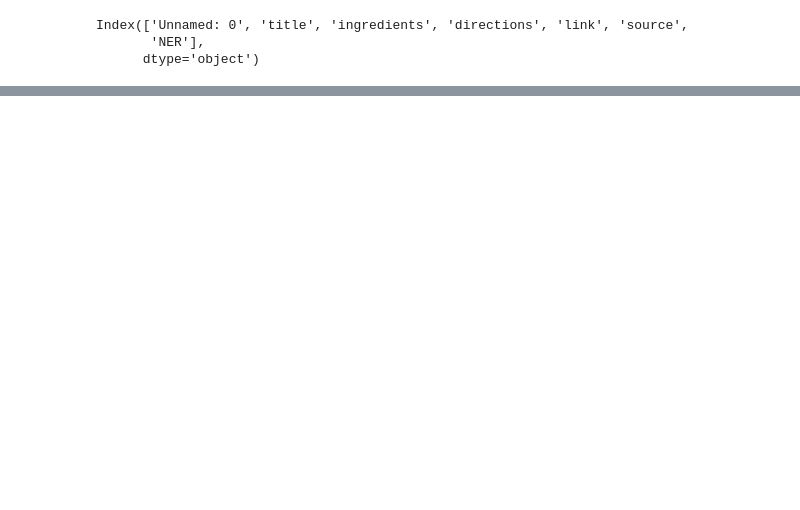
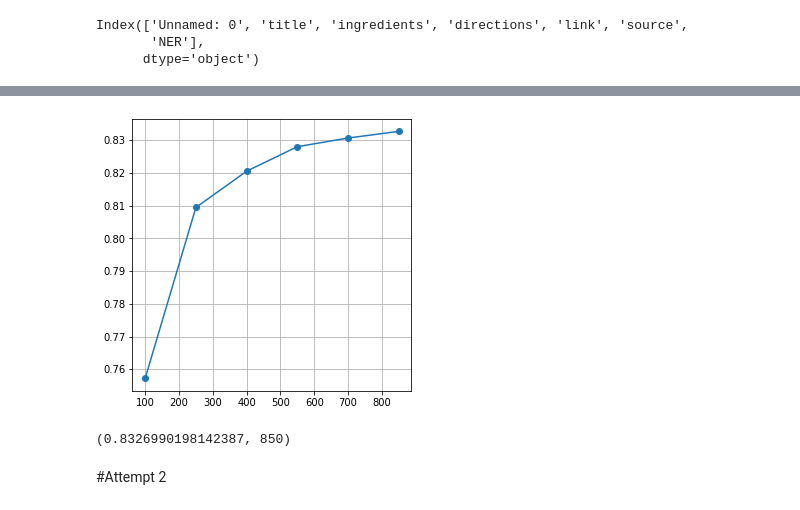
Before and after one commit to follemiotto/Classification-Contest, a Jupyter notebook: Final-Project(Recipes)/recipes.ipynb, the cells around one changed output, grey strips where cells are left out. Drawn from its saved outputs; the diff is of its cells as text; code cells hidden in the pictures; blank space fills up the shorter version.

```diff
--- a/Final-Project(Recipes)/recipes.ipynb
+++ b/Final-Project(Recipes)/recipes.ipynb
@@ -261,0 +430,11 @@ plt.imshow(mycloud)
+# %%
+plt.figure(figsize=(5,5))
+plt.plot(list(R),cv,marker='o')
+plt.grid(True)
+plt.show()
+print(max(zip(cv,list(R))))
+# %% [output]
+[figure, added]
+(0.8326990198142387, 850)
+# %% [markdown]
+#Attempt 2
```
Also changed, not shown: parts of 35 cells of this notebook, 1 other file.
